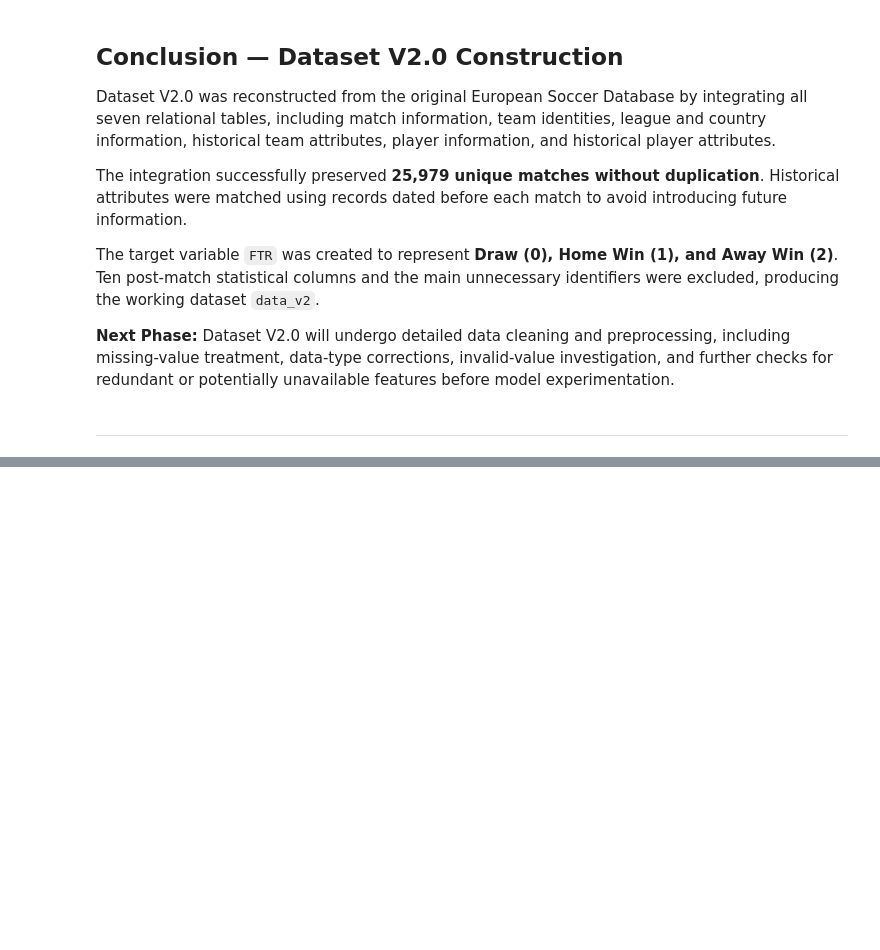
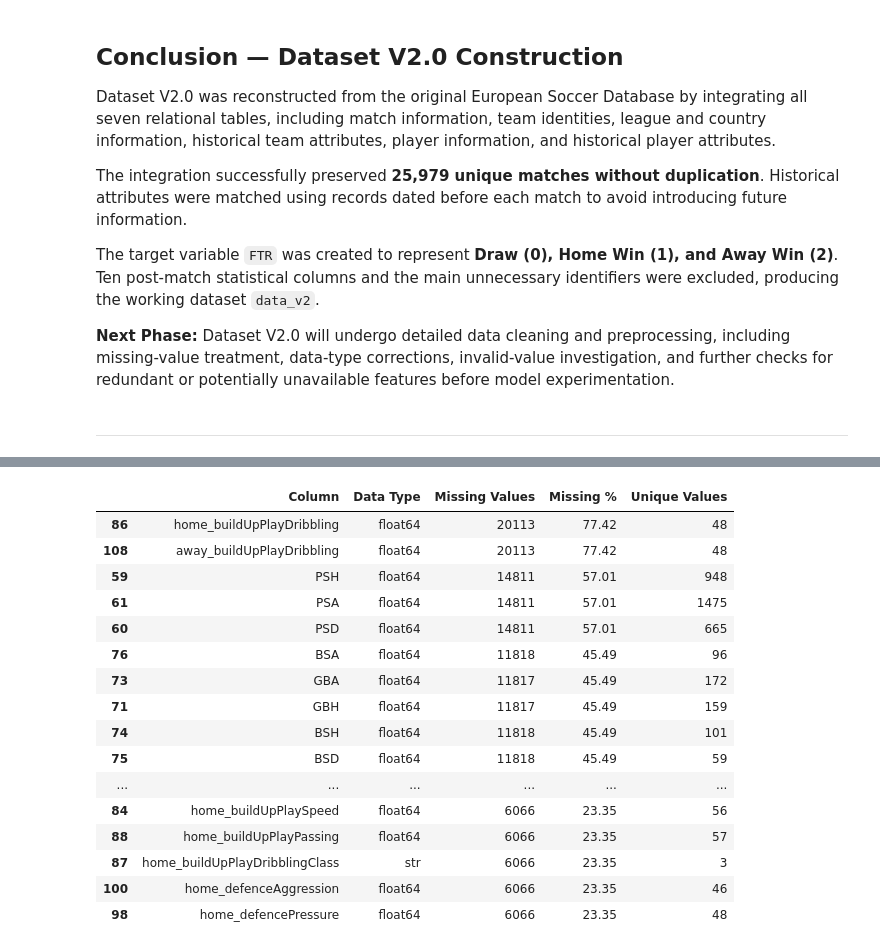
Before and after one commit to Aalli-Talpur/football-match-outcome-prediction, a Jupyter notebook: Notebook/04_Dataset_V2_Feature_Engineering_and_Experimentation.ipynb, the cells around one changed output, grey strips where cells are left out. Drawn from its saved outputs; the diff is of its cells as text; code cells hidden in the pictures; blank space fills up the shorter version.

Commit message:
docs(data): complete Dataset V2 inspection, missingness analysis and quality checks

```diff
--- a/Notebook/04_Dataset_V2_Feature_Engineering_and_Experimentation.ipynb
+++ b/Notebook/04_Dataset_V2_Feature_Engineering_and_Experimentation.ipynb
@@ -740,0 +775,28 @@ The target variable `FTR` was created to represent **Draw (0), Home Win (1), and
+# %%
+inspection_report = pd.DataFrame({
+    "Column": data_v2.columns,
+    "Data Type": data_v2.dtypes.astype(str).values,
+    "Missing Values": data_v2.isna().sum().values,
+    "Missing %": (data_v2.isna().mean() * 100).round(2).values,
+    "Unique Values": data_v2.nunique().values
+})
+
+display(inspection_report.sort_values("Missing %", ascending=False).head(30))
+# %% [output]
+|  | Column | Data Type | Missing Values | Missing % | Unique Values |
+| 86 | home_buildUpPlayDribbling | float64 | 20113 | 77.42 | 48 |
+| 108 | away_buildUpPlayDribbling | float64 | 20113 | 77.42 | 48 |
+| 59 | PSH | float64 | 14811 | 57.01 | 948 |
+| 61 | PSA | float64 | 14811 | 57.01 | 1475 |
+| 60 | PSD | float64 | 14811 | 57.01 | 665 |
+| 76 | BSA | float64 | 11818 | 45.49 | 96 |
+| 73 | GBA | float64 | 11817 | 45.49 | 172 |
+| 71 | GBH | float64 | 11817 | 45.49 | 159 |
+| 74 | BSH | float64 | 11818 | 45.49 | 101 |
+| 75 | BSD | float64 | 11818 | 45.49 | 59 |
+| ... | ... | ... | ... | ... | ... |
+| 84 | home_buildUpPlaySpeed | float64 | 6066 | 23.35 | 56 |
+| 88 | home_buildUpPlayPassing | float64 | 6066 | 23.35 | 57 |
+| 87 | home_buildUpPlayDribblingClass | str | 6066 | 23.35 | 3 |
+| 100 | home_defenceAggression | float64 | 6066 | 23.35 | 46 |
+| 98 | home_defencePressure | float64 | 6066 | 23.35 | 48 |
```
Also changed, not shown: parts of 10 cells of this notebook.
